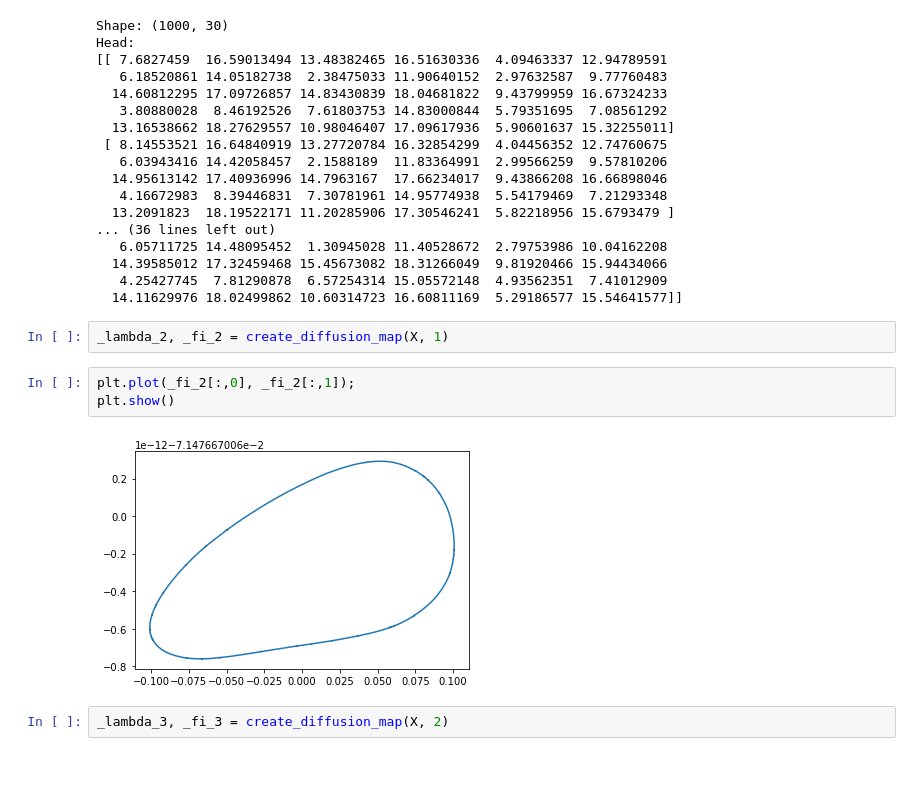
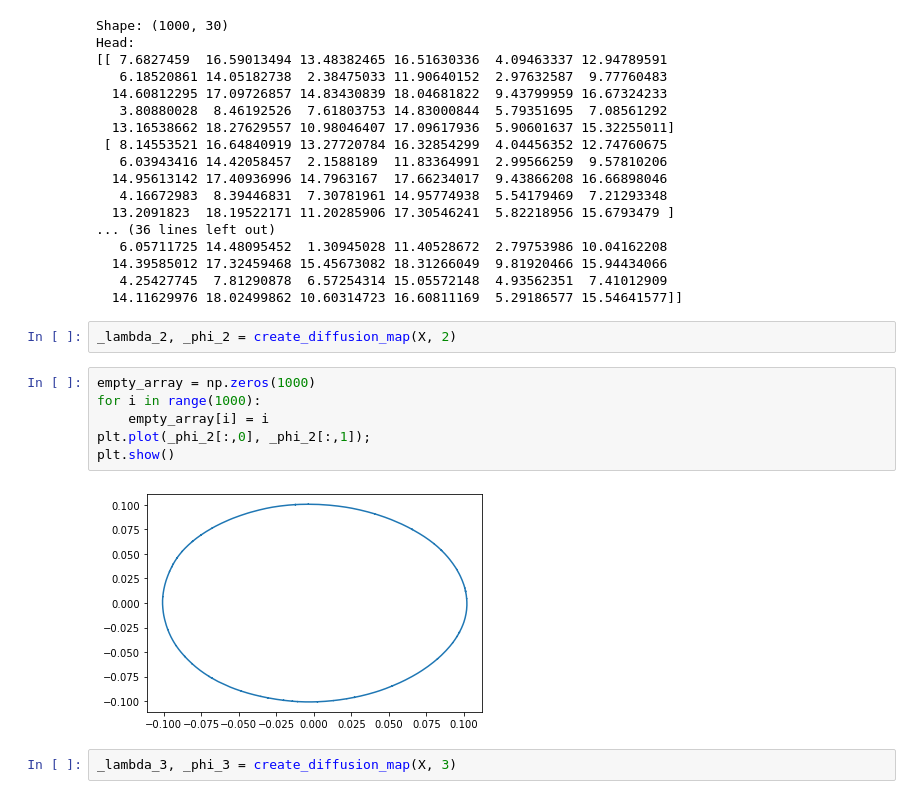
Before and after one commit to TUM-MLCMS/mlcms-4, a Jupyter notebook: task_2/subtask_3.ipynb, the cells around one changed output. Saved outputs shown, nothing was run; the diff lists cells and outputs as text; blank space fills up the shorter version.

```diff
--- a/task_2/subtask_3.ipynb
+++ b/task_2/subtask_3.ipynb
@@ -64,13 +64,16 @@ Head:
    4.25427745  7.81290878  6.57254314 15.05572148  4.93562351  7.41012909
   14.11629976 18.02499862 10.60314723 16.60811169  5.29186577 15.54641577]]
 # %%
-_lambda_2, _fi_2 = create_diffusion_map(X, 1)
+_lambda_2, _phi_2 = create_diffusion_map(X, 2)
-# %%
-plt.plot(_fi_2[:,0], _fi_2[:,1]);
-plt.show()
-# %% [output]
-[figure, removed]
+# %%
+empty_array = np.zeros(1000)
+for i in range(1000):
+    empty_array[i] = i
+plt.plot(_phi_2[:,0], _phi_2[:,1]);
+plt.show()
+# %% [output]
+[figure, added]
 # %%
-_lambda_3, _fi_3 = create_diffusion_map(X, 2)
+_lambda_3, _phi_3 = create_diffusion_map(X, 3)
 # %%
 fig = plt.figure(figsize=(10, 10))
```
Also changed, not shown: parts of 2 cells of this notebook, 4 other files.
